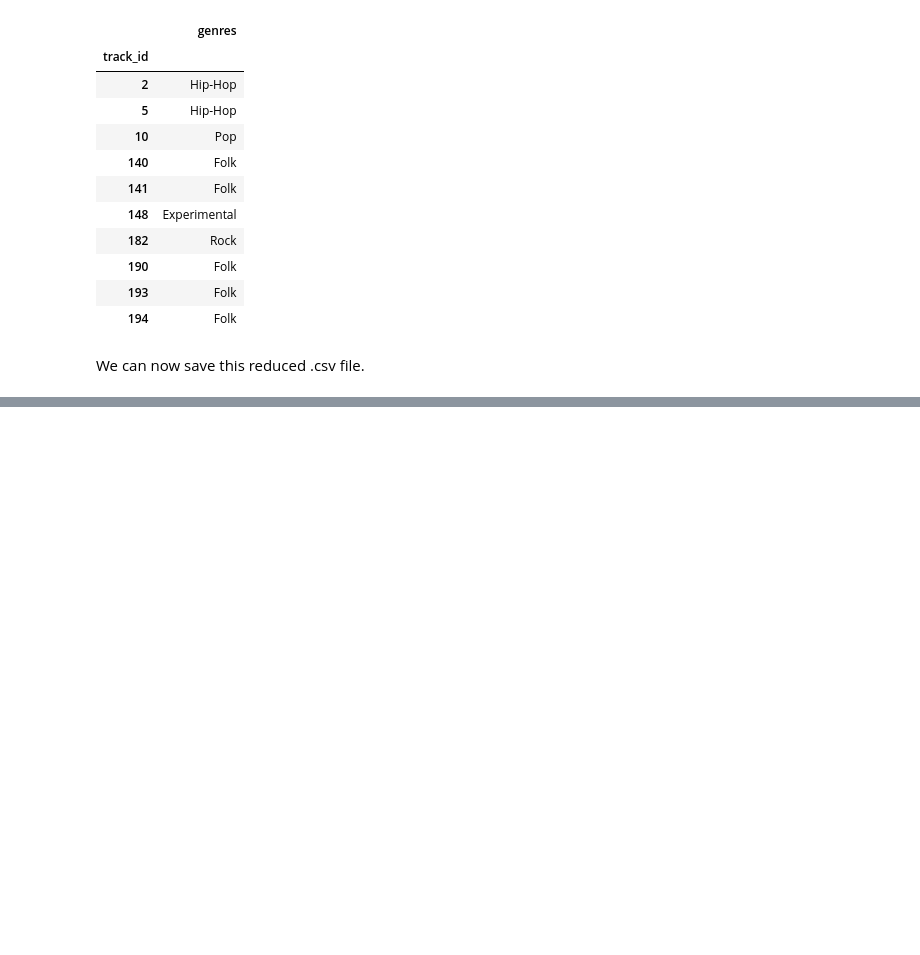
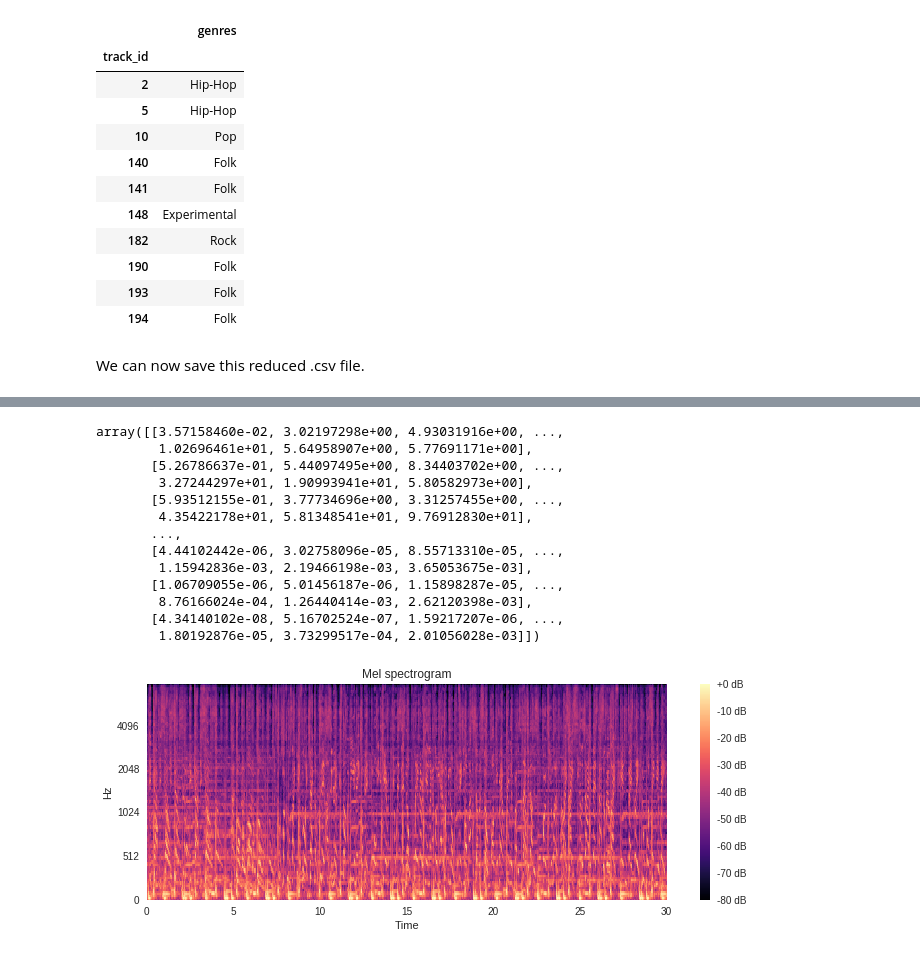
Before and after one commit to Jane1118/music-genre-finder, a Jupyter notebook: music_genre_finder.ipynb, the cells around one changed output, grey strips where cells are left out. Saved outputs shown, nothing was run; the diff lists cells and outputs as text; code cells hidden in the pictures; blank space fills up the shorter version.

Commit message:
Starting with the mel spectrogram

```diff
--- a/music_genre_finder.ipynb
+++ b/music_genre_finder.ipynb
@@ -202,0 +257,34 @@ reduced_tracks.to_csv('/content/small_tracks.csv')
+# %%
+def mel_spec(file_name, display = True):
+
+  song, sampling_rate = librosa.load('/content/fma_small/' + file_name)
+  song_mel = librosa.feature.melspectrogram(song, sr = sampling_rate)
+
+  if display == True:
+    plt.figure(figsize=(10, 4))
+    librosa.display.specshow(librosa.power_to_db(song_mel,
+                                          ref=np.max),
+                          y_axis='mel', fmax=8000,
+                          x_axis='time')
+    plt.colorbar(format='%+2.0f dB')
+    plt.title('Mel spectrogram')
+    plt.tight_layout()
+
+  return song_mel
+# %%
+mel_spec('000/000005.mp3')
+# %% [output]
+array([[3.57158460e-02, 3.02197298e+00, 4.93031916e+00, ...,
+        1.02696461e+01, 5.64958907e+00, 5.77691171e+00],
+       [5.26786637e-01, 5.44097495e+00, 8.34403702e+00, ...,
+        3.27244297e+01, 1.90993941e+01, 5.80582973e+00],
+       [5.93512155e-01, 3.77734696e+00, 3.31257455e+00, ...,
+        4.35422178e+01, 5.81348541e+01, 9.76912830e+01],
+       ...,
+       [4.44102442e-06, 3.02758096e-05, 8.55713310e-05, ...,
+        1.15942836e-03, 2.19466198e-03, 3.65053675e-03],
+       [1.06709055e-06, 5.01456187e-06, 1.15898287e-05, ...,
+        8.76166024e-04, 1.26440414e-03, 2.62120398e-03],
+       [4.34140102e-08, 5.16702524e-07, 1.59217207e-06, ...,
+        1.80192876e-05, 3.73299517e-04, 2.01056028e-03]])
+[figure, added]
```
Also changed, not shown: parts of 10 cells of this notebook.
